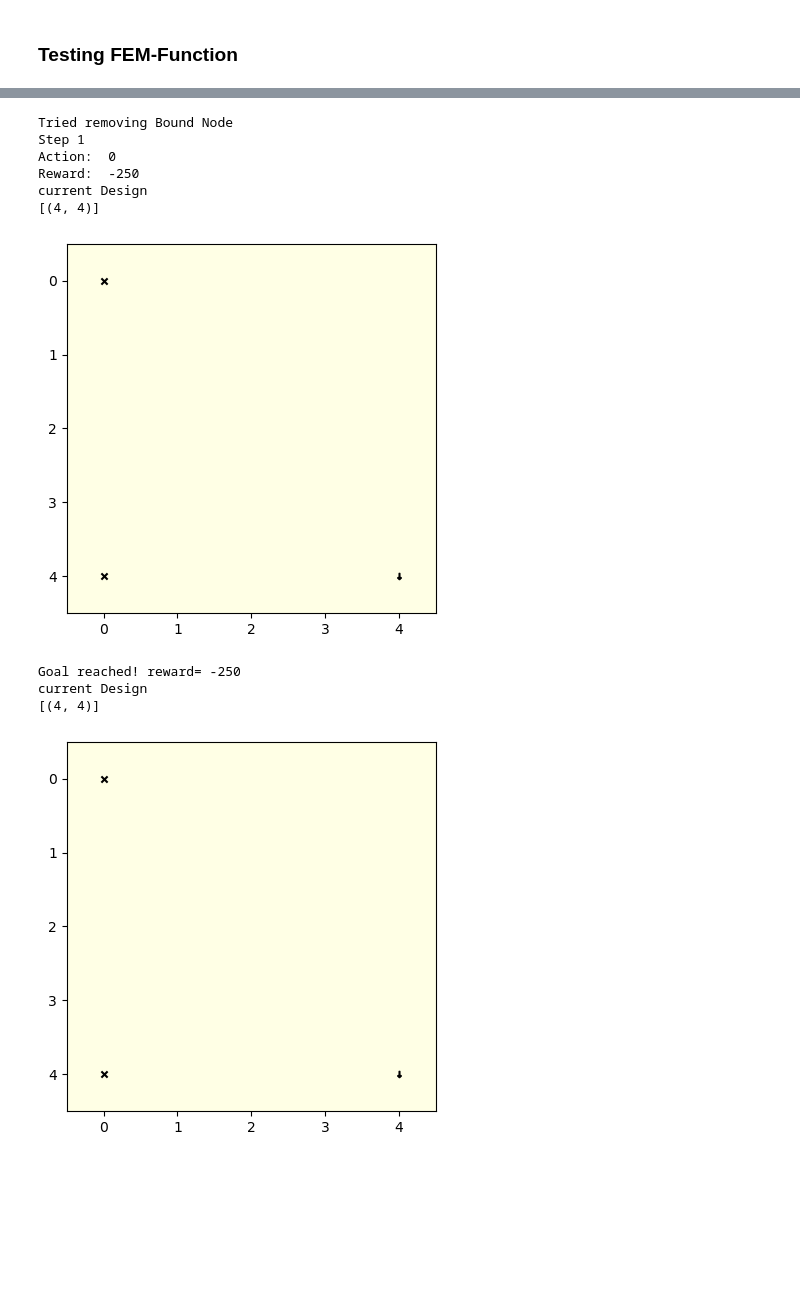
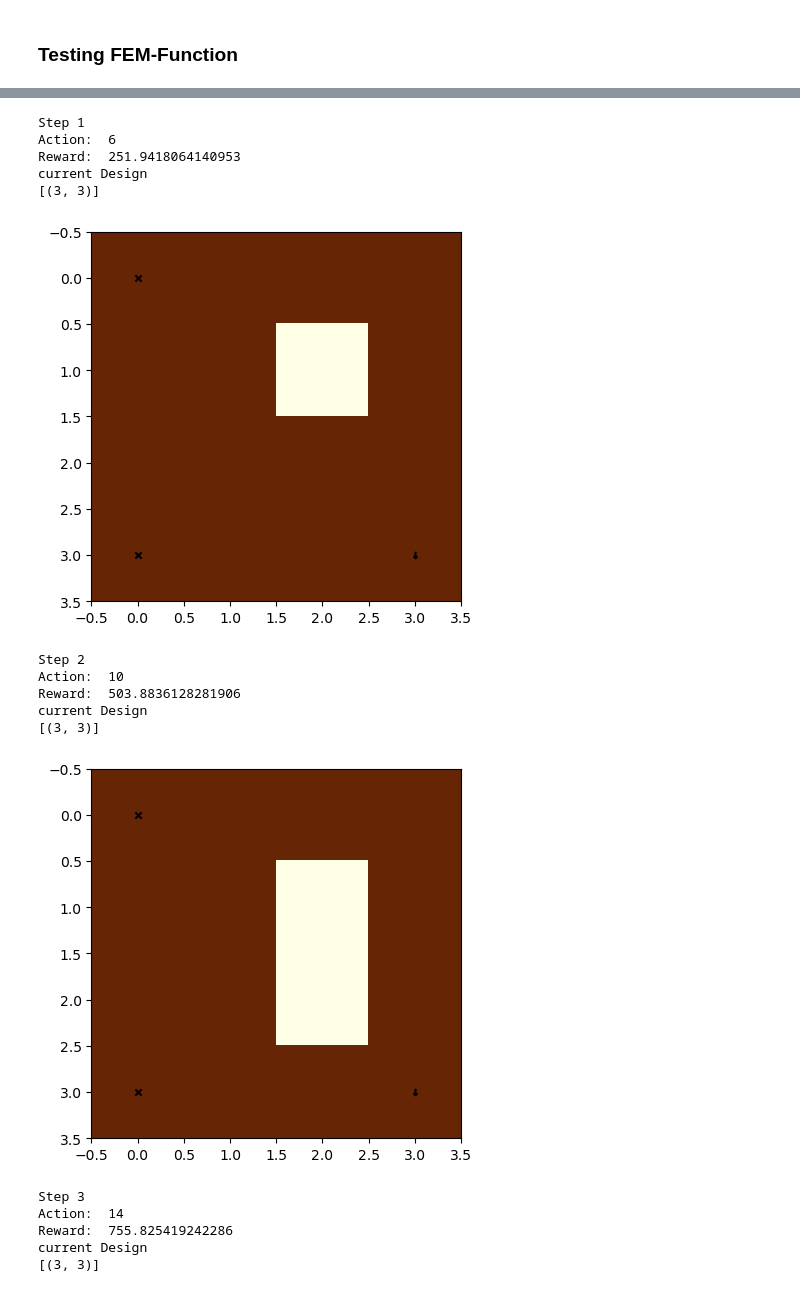
Before and after one commit to adrian0850/topology_optimization_RL_BA, a Jupyter notebook: src/from scratch V3.ipynb, the cells around one changed output, grey strips where cells are left out. Drawn from its saved outputs; the diff is of its cells as text; code cells hidden in the pictures; blank space fills up the shorter version.

```diff
--- a/src/from scratch V3.ipynb
+++ b/src/from scratch V3.ipynb
@@ -30,10 +33,10 @@ import tensorflow as tf
 ## Parameters
 #### Design Parameters
 # %%
-HEIGHT = 5
+HEIGHT = 4
 """The height of the design space."""
 
-WIDTH = 5
+WIDTH = 4
 """The width of the design space."""
 
 bound_nodes_list = [(0, 0), (HEIGHT-1, 0)]
@@ -826,7 +829,7 @@ def reward_function(smax, emax, avg_disp_x, avg_disp_y, element_count, avg_stres
   w_strain = 0.3
   w_disp_x = 0.1
   w_disp_y = 0.1
-  w_material = 1
+  w_material = 2
   # print("normalized_element_count", normalized_element_count, "\nstrain_ratio", strain_ratio, "\nsmax", abs(smax*1000) )
   # Reward function (example)
   if avg_stress == 0:
@@ -1050,7 +1053,7 @@ def get_observation_space_range(height,width):
 class TopOptEnv(gym.Env):
     metadata = {"render_modes": ["human", "rgb_array"], "render_fps": 4}
 
-    def __init__(self, mode="train", threshold=0.5,
+    def __init__(self, mode="train", threshold=0.3,
                  bound_nodes_list=bound_nodes_list,
                  force_nodes_list=loaded_nodes_list,
                  height=HEIGHT, width=WIDTH):
@@ -1185,7 +1188,7 @@ class TopOptEnv(gym.Env):
             raise
 
         self.current_reward = reward_function(self.smax, self.emax, self.avg_u1, self.avg_u2, self.element_count, self.average_stress, average_strain, self.init_strain, self.max_displacement_1, self.max_displacement_2, self.init_stress)
-        self.reward = self.current_reward
+        self.reward += self.current_reward
 
         self.performed_actions.append(action)
 
@@ -1542,7 +1577,7 @@ design space."""
 loaded_nodes_list = [(HEIGHT-1, WIDTH-1)]
 
 # Initialize the environment
-env = TopOptEnv(mode="eval", threshold=0.4,bound_nodes_list=bound_nodes_list, force_nodes_list=loaded_nodes_list)
+env = TopOptEnv(mode="eval", threshold=0.2,bound_nodes_list=bound_nodes_list, force_nodes_list=loaded_nodes_list)
 
 # Define the model path using a raw string
 model_path = r"./log/best_model.zip"
@@ -1557,39 +1592,45 @@ if not os.access(model_path, os.R_OK):
 try:
     model_best = PPO.load(model_path, env=env)
 except PermissionError as e:
     print(f"PermissionError: {e}")
     print("Please check the file permissions and ensure no other application is using the file.")
     raise
 
 # Reset the environment
 obs, _ = env.reset()
 i = 0
 
 # Run the evaluation loop
 while i < 1000:
     action, _states = model_best.predict(obs)
     action = action.item()
 
     obs, rewards, dones, _, info = env.step(action)
     if i % 1 == 0:
         print(f"Step {i + 1}")
         print("Action: ", action)  # added Console Outputs for better understanding
         print("Reward: ", rewards)
         env.print_design()
     if dones:
         print("Goal reached!", "reward=", rewards)
         env.print_design()
         break
     i += 1
 # %% [output]
-Tried removing Bound Node
 Step 1
-Action:  0
-Reward:  -250
+Action:  6
+Reward:  251.9418064140953
 current Design
-[(4, 4)]
+[(3, 3)]
-[figure, old version]
+[figure, new version]
-Goal reached! reward= -250
+Step 2
+Action:  10
+Reward:  503.8836128281906
 current Design
-[(4, 4)]
+[(3, 3)]
-[figure, old version]
+[figure, new version]
+Step 3
+Action:  14
+Reward:  755.825419242286
+current Design
+[(3, 3)]
```
Also changed, not shown: parts of 10 cells of this notebook, 2 other files.
